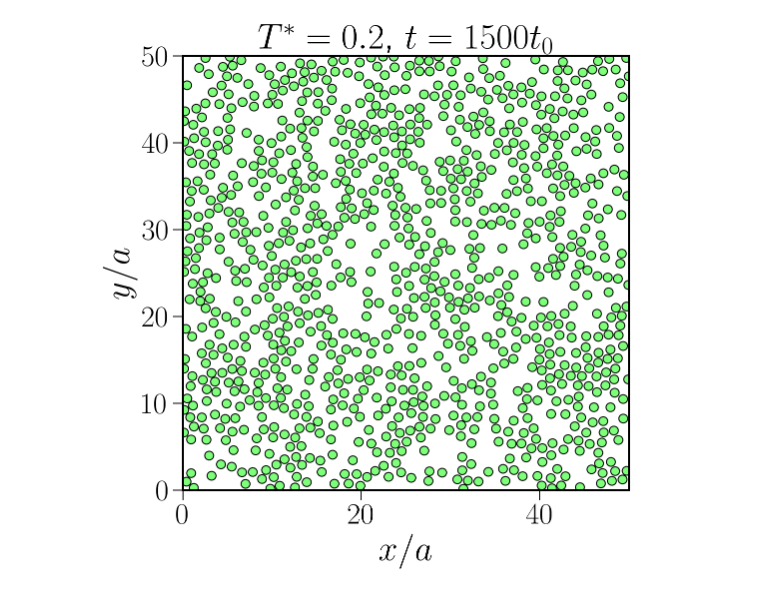
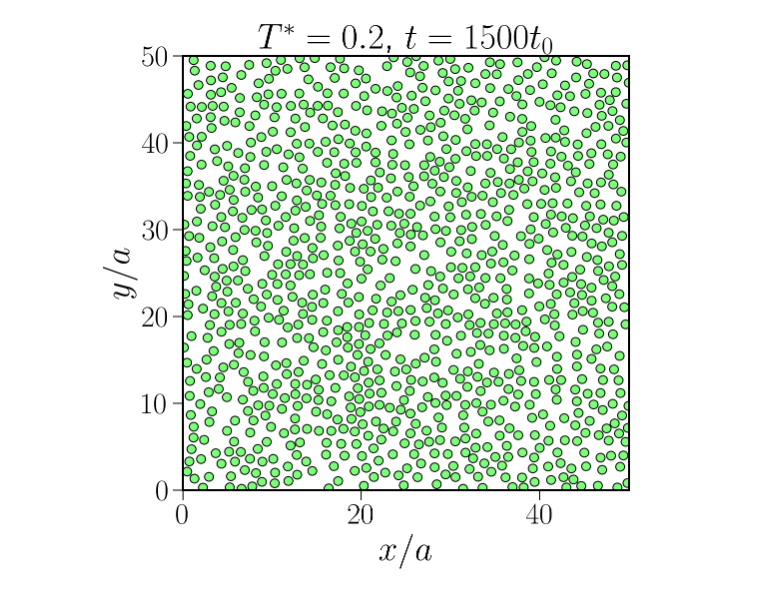
Before and after one commit to vantelindome/2022-simulation-training, a Jupyter notebook: final_report/problem_2/problem2.ipynb, the cells around one changed output. Drawn from its saved outputs; the diff is of its cells as text; code cells hidden in the pictures.

```diff
--- a/final_report/problem_2/problem2.ipynb
+++ b/final_report/problem_2/problem2.ipynb
@@ -26,7 +26,7 @@ fig = plt.figure(figsize=(8,8))
 
 for j in range(1):
     ax = fig.add_subplot(111)
-    x, y, a = np.loadtxt("./2-2/coord_T5.000_1_problem2-2.dat", comments='#', unpack=True)
+    x, y, a = np.loadtxt("./2-2/coord_T5.000_1_problem2-2.dat", comments='#', unpack=True, usecols=[0,1,4])
     for i in range(Np):
         circle = mpatches.Ellipse((x[i],y[i]), a[i], a[i])
         patches[j-1].append(circle)
@@ -70,32 +70,32 @@ patches = [[] for i in range(4)]  #空の二重配列を定義
 
 fig = plt.figure(figsize=(8,8))
 
 for j in range(1):
     ax = fig.add_subplot(111)
-    x, y, a = np.loadtxt("./2-3/coord_T0.200_15_problem2-3.dat", comments='#', unpack=True)
+    x, y, a = np.loadtxt("./2-3/coord_T0.200_150_problem2-3.dat", comments='#', unpack=True, usecols=[0,1,4])
     for i in range(Np):
         circle = mpatches.Ellipse((x[i],y[i]), a[i], a[i])
         patches[j-1].append(circle)
     plt.xlim(0, L)
     plt.ylim(0, L)
     colors = a
     p = PatchCollection(patches[j-1], cmap=matplotlib.cm.jet, alpha=1.0,ec='k')
     p.set_array(colors)
     p.set_clim(0.8,1.2)
     ax.add_collection(p)
     ax.spines['top'].set_linewidth(2)
     ax.spines['bottom'].set_linewidth(2)
     ax.spines['left'].set_linewidth(2)
     ax.spines['right'].set_linewidth(2)
     plt.tick_params(which='major',width = 1, length = 10)
     plt.tick_params(which='minor',width = 1, length = 5)
 
 plt.xlabel(r"$x/a$",color='k', size=35)
 plt.ylabel(r"$y/a$",color='k', size=35)
 plt.title("$T^*=0.2$, $t=1500t_0$")
 
 plt.subplots_adjust(wspace=0.2, hspace=0.25)
 plt.savefig('./2-3/problem2-3.pdf',bbox_inches="tight")
 plt.show()
 # %% [output]
-[figure, old version]
+[figure, new version]
```
Also changed, not shown: parts of 2 cells of this notebook, 8 other files.
